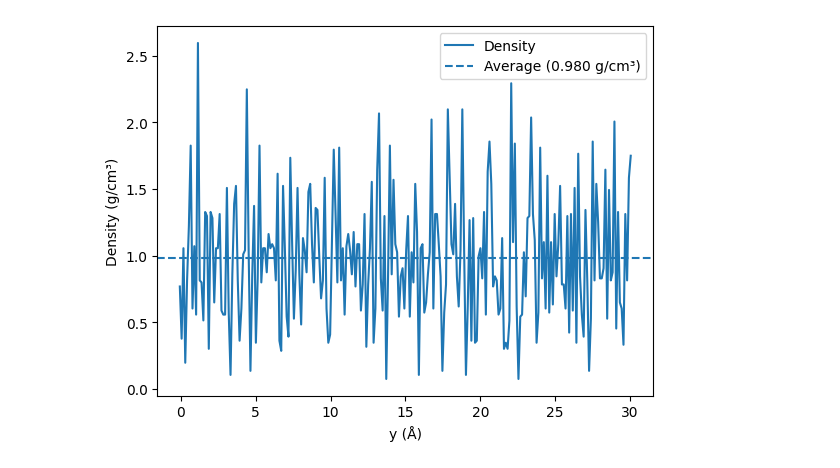
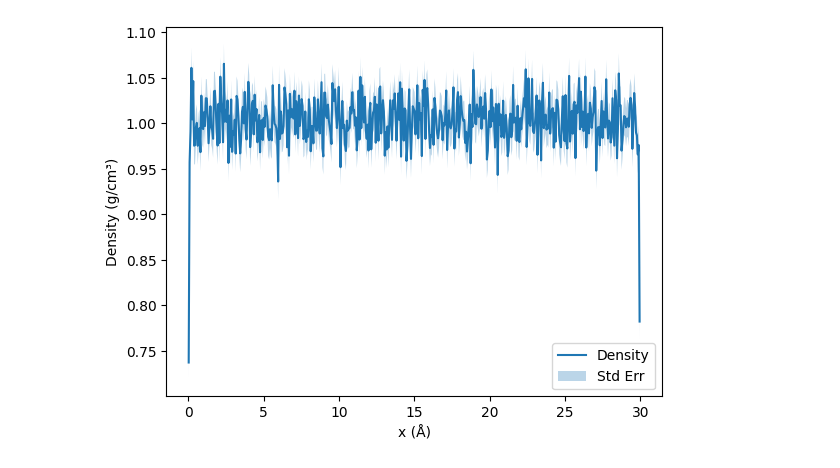
Before and after one commit to JovinRyan/MDToolkit, a Jupyter notebook: MDToolkit/density_analysis.ipynb, the cells around one changed output. Cells and saved outputs as stored; diff of their text form; code cells hidden in the pictures.

```diff
--- a/MDToolkit/density_analysis.ipynb
+++ b/MDToolkit/density_analysis.ipynb
@@ -1,8 +1,13 @@
 # %%
 # Importing System
-from MDToolkit.IO.read_file import lammps_data_file_to_structured_system
+from MDToolkit.IO.read_file import lammps_dump_file_to_simulation
 
-LAMMPS_data_file_path = "/media/jrjoseph/Elements/projects/training/water_box/equilibrated_water_box_spce.out"
+LAMMPS_dump_file_path = "/media/jrjoseph/Elements/projects/training/water_box_ls6/water_box_nvt_prod.out"
 
-system = lammps_data_file_to_structured_system(LAMMPS_data_file_path)
+type_mapping = {
+    1 : "O",
+    2 : "H"
+}
+
+water_box_simulation = lammps_dump_file_to_simulation(LAMMPS_dump_file_path, type_mapping)
 # %%
@@ -84,8 +93,10 @@ def plot_elemental_number_density(
 
     return ax
 # %%
-from MDToolkit.analysis.density import  axial_density
+from MDToolkit.analysis.density import  averaged_axial_density
 
-chosen_axis = "y"
+chosen_axis = "x"
 
-density = axial_density(system, axis=chosen_axis, bins = 250)
+density = averaged_axial_density(water_box_simulation, axis=chosen_axis, bins = 500)
+
+print(density)
@@ -92,8 +121,12 @@ density = axial_density(system, axis=chosen_axis, bins = 250)
 # %%
-plot_axial_density(density, axis=chosen_axis)
+ax = plot_axial_density(
+    density,
+    axis = chosen_axis
+)
+
 plt.show()
 # %% [output]
-[figure, old version]
+[figure, new version]
 # %%
 plot_elemental_number_density(density)
 plt.show()
```
Also changed, not shown: parts of 3 cells of this notebook, 7 other files.
